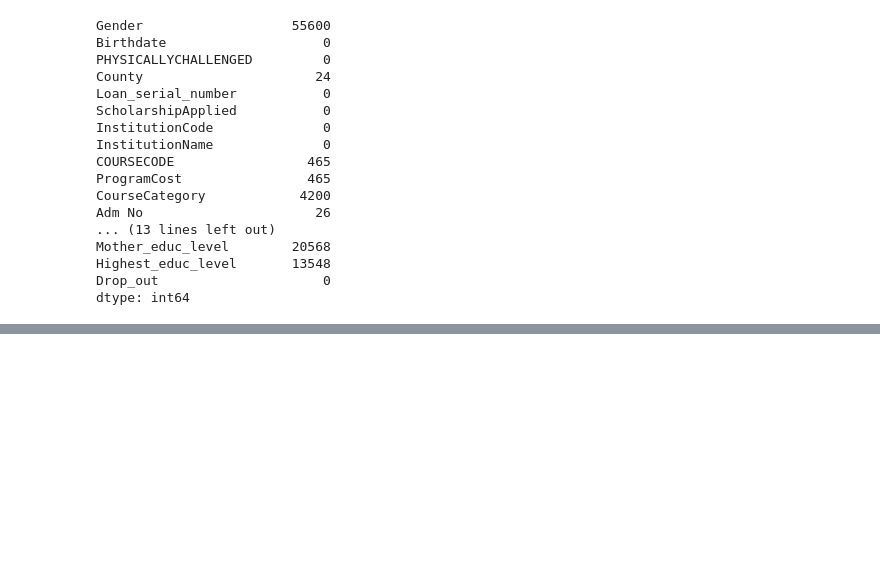
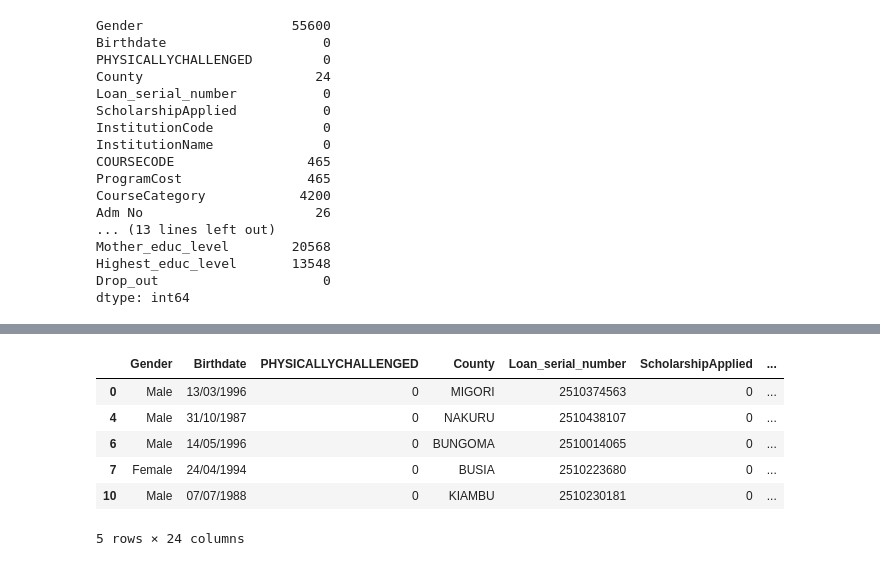
Before and after one commit to geoffreykemboi/Student_dropout_prediction_project, a Jupyter notebook: index.ipynb, the cells around one changed output, grey strips where cells are left out. Cells and saved outputs as stored; diff of their text form; code cells hidden in the pictures; blank space fills up the shorter version.

```diff
--- a/index.ipynb
+++ b/index.ipynb
@@ -119,0 +189,14 @@ chool_df
+# %%
+#After careful evaluation, we decided to drop the rows in the columns with missing values
+
+School_df=School_df.dropna(subset=["Gender","County","COURSECODE","ProgramCost","CourseCategory",
+                                   "Adm No","INDEXNUMBER","LoanStatus","Highest_educ_level"])
+School_df.head()
+# %% [output]
+|  | Gender | Birthdate | PHYSICALLYCHALLENGED | County | Loan_serial_number | ScholarshipApplied | ... |
+| 0 | Male | 13/03/1996 | 0 | MIGORI | 2510374563 | 0 | ... |
+| 4 | Male | 31/10/1987 | 0 | NAKURU | 2510438107 | 0 | ... |
+| 6 | Male | 14/05/1996 | 0 | BUNGOMA | 2510014065 | 0 | ... |
+| 7 | Female | 24/04/1994 | 0 | BUSIA | 2510223680 | 0 | ... |
+| 10 | Male | 07/07/1988 | 0 | KIAMBU | 2510230181 | 0 | ... |
+5 rows × 24 columns
```
Also changed, not shown: parts of 14 cells of this notebook, 1 other file.
